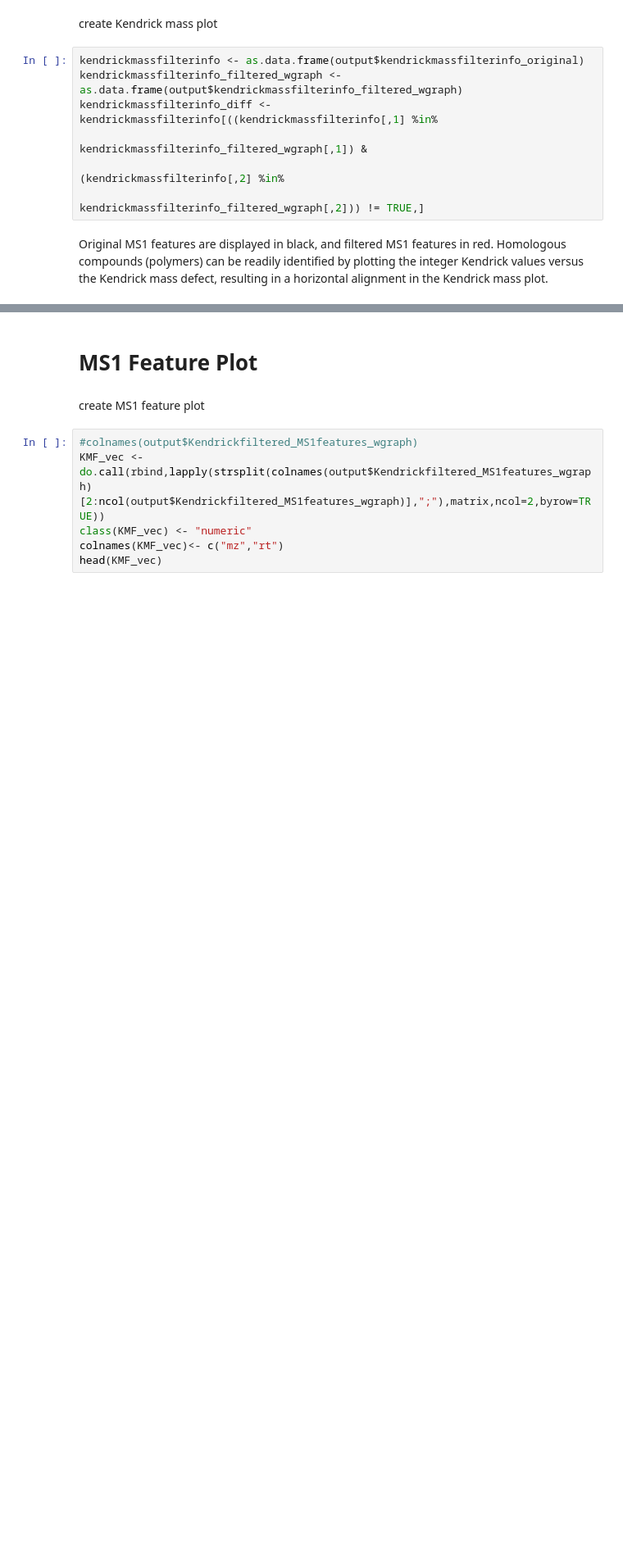
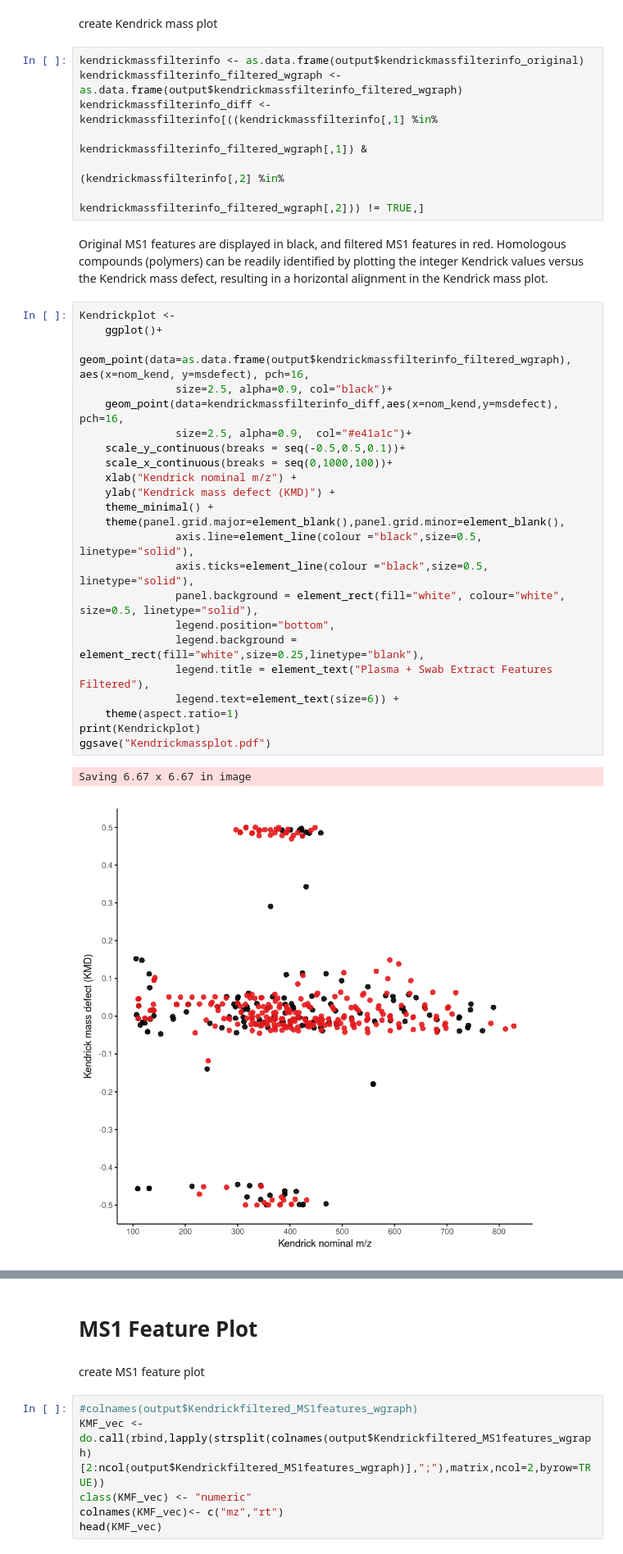
Before and after one commit to DorresteinLaboratory/Kendrick_Mass_Filter, a Jupyter notebook: Manuscript_SI_KendrickMassFilter_Final.ipynb, the cells around one changed output, grey strips where cells are left out. Shown at 82% size. Drawn from its saved outputs; the diff is of its cells as text; blank space fills up the shorter version.

```diff
--- a/Manuscript_SI_KendrickMassFilter_Final.ipynb
+++ b/Manuscript_SI_KendrickMassFilter_Final.ipynb
@@ -119,3 +101,29 @@ kendrickmassfilterinfo_diff <- kendrickmassfilterinfo[((kendrickmassfilterinfo[,
                                                         kendrickmassfilterinfo_filtered_wgraph[,2])) != TRUE,]
 # %% [markdown]
 Original MS1 features are displayed in black, and filtered MS1 features in red. Homologous compounds (polymers) can be readily identified by plotting the integer Kendrick values versus the Kendrick mass defect, resulting in a horizontal alignment in the Kendrick mass plot.
+# %%
+Kendrickplot <-
+    ggplot()+
+    geom_point(data=as.data.frame(output$kendrickmassfilterinfo_filtered_wgraph), aes(x=nom_kend, y=msdefect), pch=16,
+               size=2.5, alpha=0.9, col="black")+
+    geom_point(data=kendrickmassfilterinfo_diff,aes(x=nom_kend,y=msdefect), pch=16,
+               size=2.5, alpha=0.9,  col="#e41a1c")+
+    scale_y_continuous(breaks = seq(-0.5,0.5,0.1))+
+    scale_x_continuous(breaks = seq(0,1000,100))+
+    xlab("Kendrick nominal m/z") +
+    ylab("Kendrick mass defect (KMD)") +
+    theme_minimal() +
+    theme(panel.grid.major=element_blank(),panel.grid.minor=element_blank(),
+               axis.line=element_line(colour ="black",size=0.5, linetype="solid"),
+               axis.ticks=element_line(colour ="black",size=0.5, linetype="solid"),
+               panel.background = element_rect(fill="white", colour="white", size=0.5, linetype="solid"),
+               legend.position="bottom",
+               legend.background = element_rect(fill="white",size=0.25,linetype="blank"),
+               legend.title = element_text("Plasma + Swab Extract Features Filtered"),
+               legend.text=element_text(size=6)) +
+    theme(aspect.ratio=1)
+print(Kendrickplot)
+ggsave("Kendrickmassplot.pdf")
+# %% [output]
+Saving 6.67 x 6.67 in image
+[figure, added]
```
Also changed, not shown: parts of 5 cells of this notebook, 2 other files.
